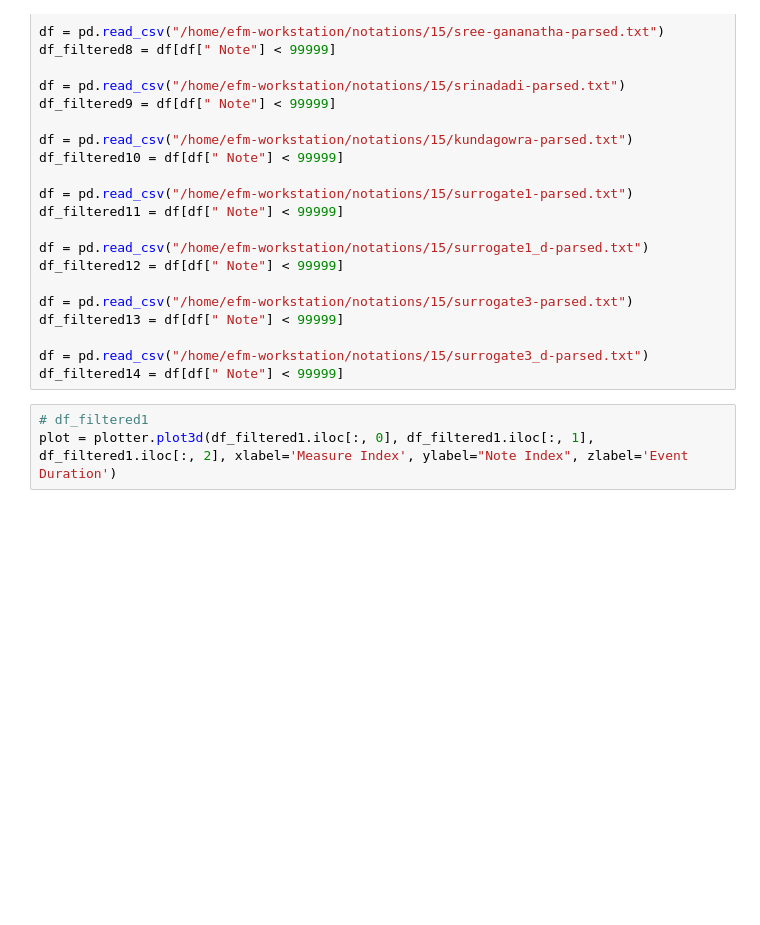
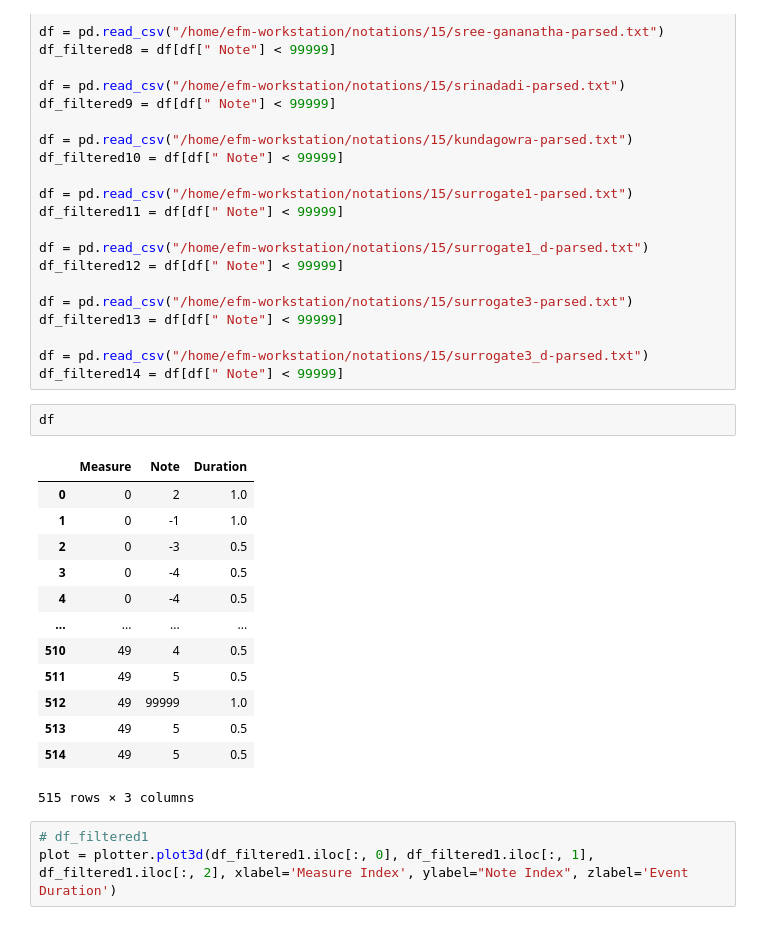
Before and after one commit to thekoc11/notation-metrics, a Jupyter notebook: raga_exps_causality_work.ipynb, the cells around one changed output. Saved outputs shown, nothing was run; the diff lists cells and outputs as text; blank space fills up the shorter version.

```diff
--- a/raga_exps_causality_work.ipynb
+++ b/raga_exps_causality_work.ipynb
@@ -48,6 +48,22 @@ df_filtered13 = df[df[" Note"] < 99999]
 
 df = pd.read_csv("/home/efm-workstation/notations/15/surrogate3_d-parsed.txt")
 df_filtered14 = df[df[" Note"] < 99999]
+# %%
+df
+# %% [output]
+|  | Measure | Note | Duration |
+| 0 | 0 | 2 | 1.0 |
+| 1 | 0 | -1 | 1.0 |
+| 2 | 0 | -3 | 0.5 |
+| 3 | 0 | -4 | 0.5 |
+| 4 | 0 | -4 | 0.5 |
+| ... | ... | ... | ... |
+| 510 | 49 | 4 | 0.5 |
+| 511 | 49 | 5 | 0.5 |
+| 512 | 49 | 99999 | 1.0 |
+| 513 | 49 | 5 | 0.5 |
+| 514 | 49 | 5 | 0.5 |
+515 rows × 3 columns
 # %%
 # df_filtered1
 plot = plotter.plot3d(df_filtered1.iloc[:, 0], df_filtered1.iloc[:, 1], df_filtered1.iloc[:, 2], xlabel='Measure Index', ylabel="Note Index", zlabel='Event Duration')
```
Also changed, not shown: parts of 1 cell of this notebook, 6 other files.
